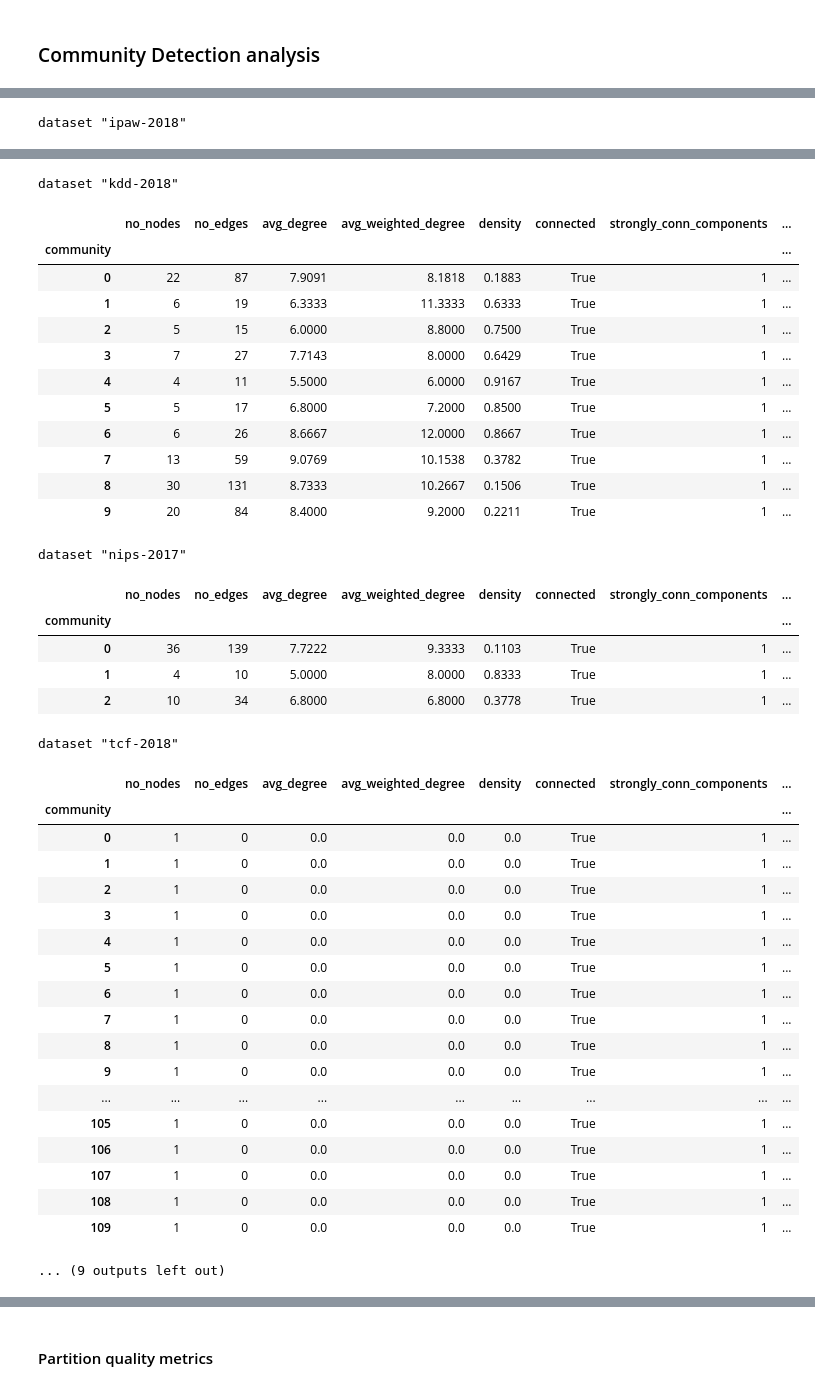
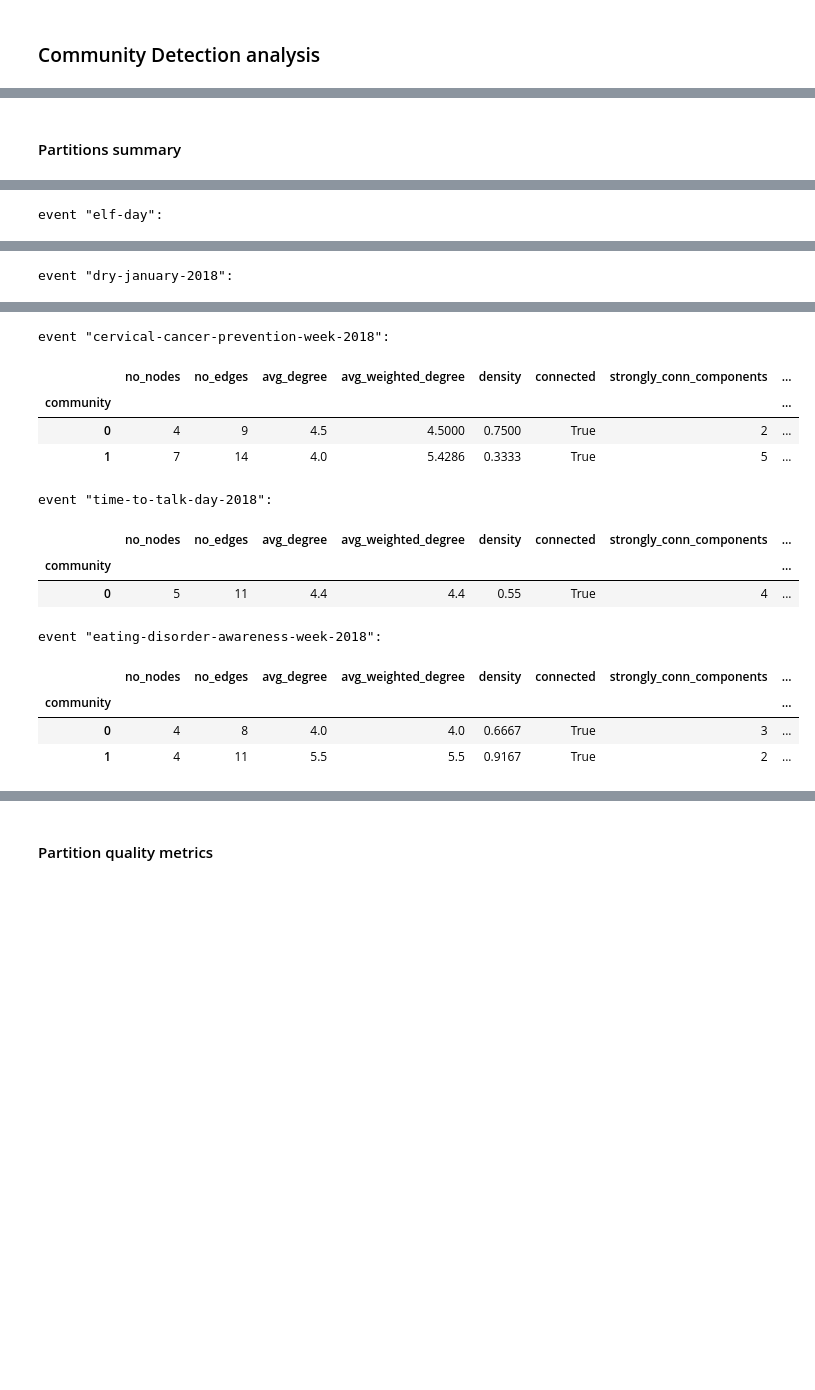
Before and after one commit to flaprimo/twitter-network-analysis, a Jupyter notebook: analysis.ipynb, the cells around one changed output, grey strips where cells are left out. Drawn from its saved outputs; the diff is of its cells as text; code cells hidden in the pictures; blank space fills up the shorter version.

```diff
--- a/analysis.ipynb
+++ b/analysis.ipynb
@@ -21,6 +28,6 @@ DEBUG - matplotlib.pyplot - Loaded backend module://ipykernel.pylab.backend_inli
 # %%
 # CONFIGS
-project_name = 'datascience_conferences_single'
+project_name = 'uk_healthcare'
 
 # cd_config = ('infomap', {})
 cd_config = ('demon', {
@@ -30,4 +37,4 @@ cd_config = ('demon', {
 # %%
 # PIPELINE
 o = Orchestrator(project_name, cd_config)
-cd_results = o.execute()
+results = o.execute()
@@ -58,9 +96,9 @@ DEBUG - pipelines.orchestrator - elapsed time: 3.3951 s
+# %% [markdown]
+#### Partitions summary
 # %%
-print('Graph summary:')
-display(AnalysisHelper.merge_dataset_results('graph_summary', cd_results))
+partitions_summary = AnalysisHelper.get_multi_summary('community_detection', 'partition_summary', results)
 
-print('Partition summary:')
-for ds_name, ds in cd_results.items():
-    print(f'dataset "{ds_name}"')
-    display(ds[0]['partition_summary'])
+for ds_name, ds in partitions_summary.items():
+    print(f'event "{ds_name}":')
+    display(ds)
 # %% [output]
@@ -81,2 +125,3 @@ dataset "gtc-2018"
+event "elf-day":
 |  | no_nodes | no_edges | avg_degree | avg_weighted_degree | density | connected | strongly_conn_components | ... |
 | community |  |  |  |  |  |  |  | ... |
@@ -85,3 +130,3 @@ dataset "gtc-2018"
-dataset "ipaw-2018"
+event "dry-january-2018":
 |  | no_nodes | no_edges | avg_degree | avg_weighted_degree | density | connected | strongly_conn_components | ... |
 | community |  |  |  |  |  |  |  | ... |
@@ -91,39 +134,14 @@ dataset "ipaw-2018"
-dataset "kdd-2018"
+event "cervical-cancer-prevention-week-2018":
 |  | no_nodes | no_edges | avg_degree | avg_weighted_degree | density | connected | strongly_conn_components | ... |
 | community |  |  |  |  |  |  |  | ... |
-| 0 | 22 | 87 | 7.9091 | 8.1818 | 0.1883 | True | 1 | ... |
-| 1 | 6 | 19 | 6.3333 | 11.3333 | 0.6333 | True | 1 | ... |
-| 2 | 5 | 15 | 6.0000 | 8.8000 | 0.7500 | True | 1 | ... |
-| 3 | 7 | 27 | 7.7143 | 8.0000 | 0.6429 | True | 1 | ... |
-| 4 | 4 | 11 | 5.5000 | 6.0000 | 0.9167 | True | 1 | ... |
-| 5 | 5 | 17 | 6.8000 | 7.2000 | 0.8500 | True | 1 | ... |
-| 6 | 6 | 26 | 8.6667 | 12.0000 | 0.8667 | True | 1 | ... |
-| 7 | 13 | 59 | 9.0769 | 10.1538 | 0.3782 | True | 1 | ... |
-| 8 | 30 | 131 | 8.7333 | 10.2667 | 0.1506 | True | 1 | ... |
-| 9 | 20 | 84 | 8.4000 | 9.2000 | 0.2211 | True | 1 | ... |
+| 0 | 4 | 9 | 4.5 | 4.5000 | 0.7500 | True | 2 | ... |
+| 1 | 7 | 14 | 4.0 | 5.4286 | 0.3333 | True | 5 | ... |
-dataset "nips-2017"
+event "time-to-talk-day-2018":
 |  | no_nodes | no_edges | avg_degree | avg_weighted_degree | density | connected | strongly_conn_components | ... |
 | community |  |  |  |  |  |  |  | ... |
-| 0 | 36 | 139 | 7.7222 | 9.3333 | 0.1103 | True | 1 | ... |
-| 1 | 4 | 10 | 5.0000 | 8.0000 | 0.8333 | True | 1 | ... |
-| 2 | 10 | 34 | 6.8000 | 6.8000 | 0.3778 | True | 1 | ... |
+| 0 | 5 | 11 | 4.4 | 4.4 | 0.55 | True | 4 | ... |
-dataset "tcf-2018"
+event "eating-disorder-awareness-week-2018":
 |  | no_nodes | no_edges | avg_degree | avg_weighted_degree | density | connected | strongly_conn_components | ... |
 | community |  |  |  |  |  |  |  | ... |
-| 0 | 1 | 0 | 0.0 | 0.0 | 0.0 | True | 1 | ... |
-| 1 | 1 | 0 | 0.0 | 0.0 | 0.0 | True | 1 | ... |
-| 2 | 1 | 0 | 0.0 | 0.0 | 0.0 | True | 1 | ... |
-| 3 | 1 | 0 | 0.0 | 0.0 | 0.0 | True | 1 | ... |
-| 4 | 1 | 0 | 0.0 | 0.0 | 0.0 | True | 1 | ... |
-| 5 | 1 | 0 | 0.0 | 0.0 | 0.0 | True | 1 | ... |
-| 6 | 1 | 0 | 0.0 | 0.0 | 0.0 | True | 1 | ... |
-| 7 | 1 | 0 | 0.0 | 0.0 | 0.0 | True | 1 | ... |
-| 8 | 1 | 0 | 0.0 | 0.0 | 0.0 | True | 1 | ... |
-| 9 | 1 | 0 | 0.0 | 0.0 | 0.0 | True | 1 | ... |
-| ... | ... | ... | ... | ... | ... | ... | ... | ... |
-| 105 | 1 | 0 | 0.0 | 0.0 | 0.0 | True | 1 | ... |
-| 106 | 1 | 0 | 0.0 | 0.0 | 0.0 | True | 1 | ... |
-| 107 | 1 | 0 | 0.0 | 0.0 | 0.0 | True | 1 | ... |
-| 108 | 1 | 0 | 0.0 | 0.0 | 0.0 | True | 1 | ... |
-| 109 | 1 | 0 | 0.0 | 0.0 | 0.0 | True | 1 | ... |
+| 0 | 4 | 8 | 4.0 | 4.0 | 0.6667 | True | 3 | ... |
+| 1 | 4 | 11 | 5.5 | 5.5 | 0.9167 | True | 2 | ... |
-... (9 outputs left out)
```
Also changed, not shown: parts of 14 cells of this notebook, 1 other file.
